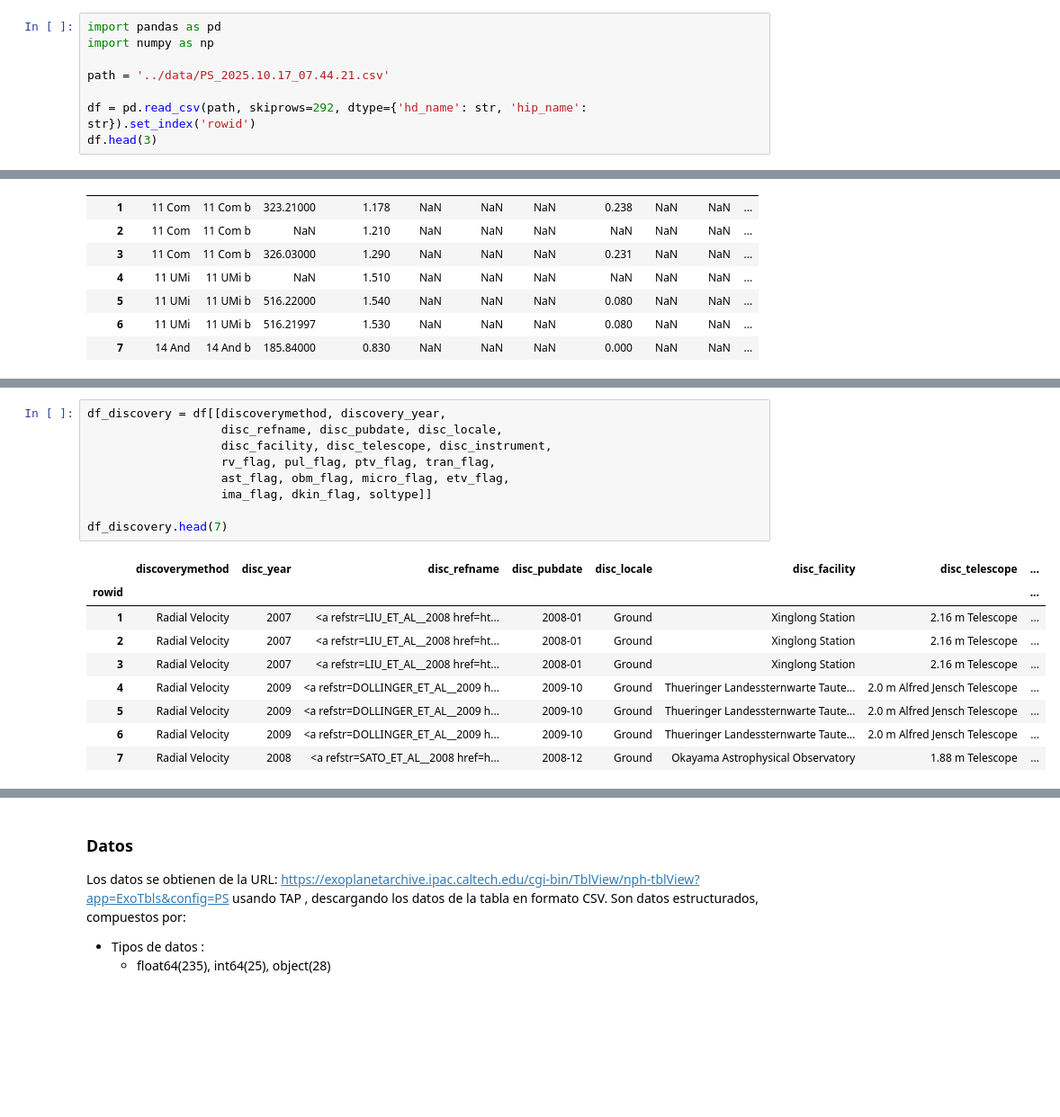
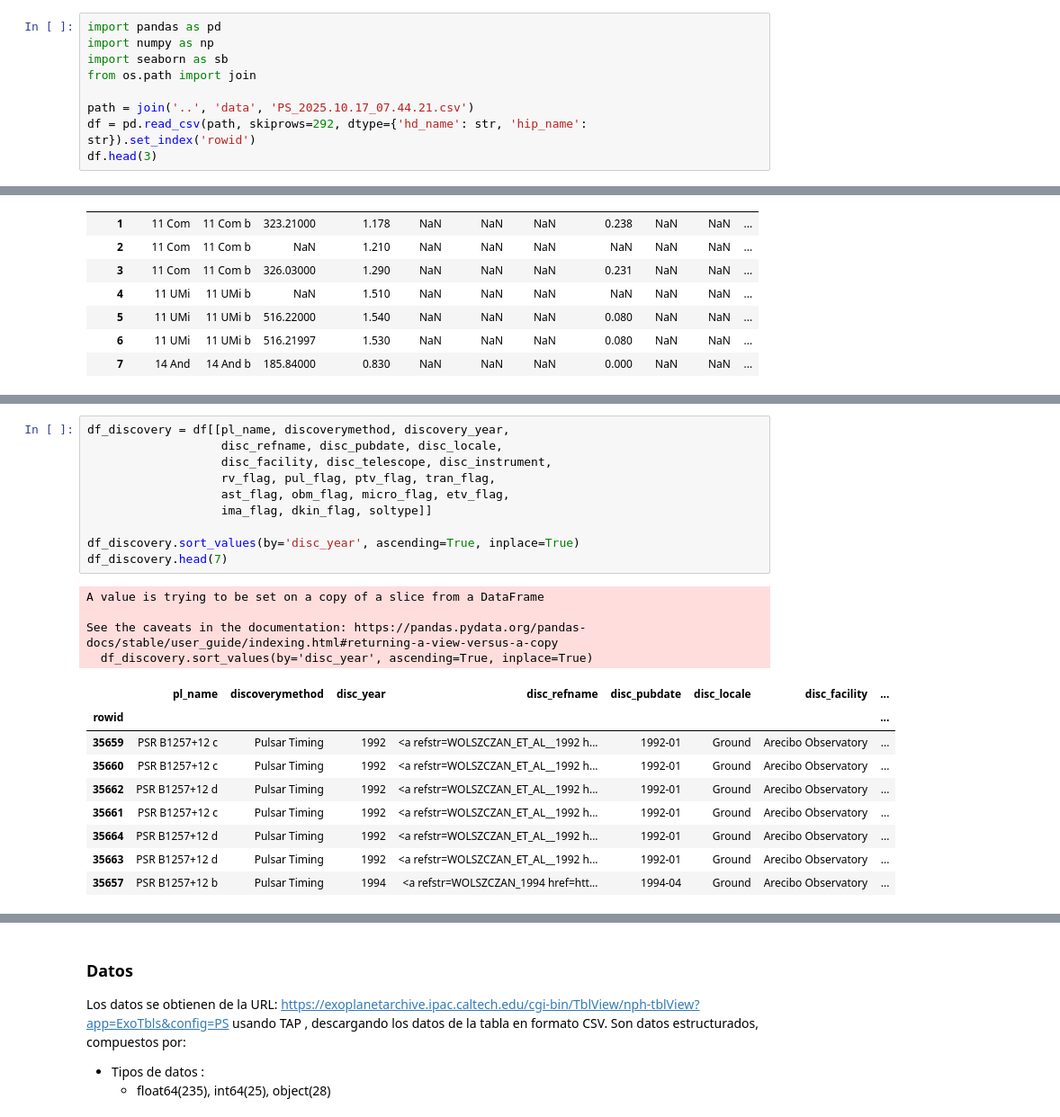
Before and after one commit to raylovesmusic/IMT2200-Proyecto-Grupal-A.R.D.E, a Jupyter notebook: notebooks/entrega_rubrica.ipynb, the cells around one changed output, grey strips where cells are left out. Shown: that part at 90% size. Cells and saved outputs as stored; diff of their text form; blank space fills up the shorter version.

Commit message:
avance discovery_year

```diff
--- a/notebooks/entrega_rubrica.ipynb
+++ b/notebooks/entrega_rubrica.ipynb
@@ -36,9 +36,10 @@ Este proyecto tiene como motivación transformar datos científicos en conocimie
 # %%
 import pandas as pd
 import numpy as np
+import seaborn as sb
+from os.path import join
 
-path = '../data/PS_2025.10.17_07.44.21.csv'
-
+path = join('..', 'data', 'PS_2025.10.17_07.44.21.csv')
 df = pd.read_csv(path, skiprows=292, dtype={'hd_name': str, 'hip_name': str}).set_index('rowid')
 df.head(3)
 # %% [output]
@@ -126,21 +133,26 @@ dkin_flag = 'dkin_flag'  # Detectado por cinemática de disco
 
 soltype = 'soltype'  # Tipo de solución (confirmado, candidato, falso positivo)
 # %%
-df_discovery = df[[discoverymethod, discovery_year,
+df_discovery = df[[pl_name, discoverymethod, discovery_year,
                    disc_refname, disc_pubdate, disc_locale,
                    disc_facility, disc_telescope, disc_instrument,
                    rv_flag, pul_flag, ptv_flag, tran_flag,
                    ast_flag, obm_flag, micro_flag, etv_flag,
                    ima_flag, dkin_flag, soltype]]
 
+df_discovery.sort_values(by='disc_year', ascending=True, inplace=True)
 df_discovery.head(7)
 # %% [output]
+A value is trying to be set on a copy of a slice from a DataFrame
+
+See the caveats in the documentation: https://pandas.pydata.org/pandas-docs/stable/user_guide/indexing.html#returning-a-view-versus-a-copy
+  df_discovery.sort_values(by='disc_year', ascending=True, inplace=True)
-|  | discoverymethod | disc_year | disc_refname | disc_pubdate | disc_locale | disc_facility | disc_telescope | ... |
+|  | pl_name | discoverymethod | disc_year | disc_refname | disc_pubdate | disc_locale | disc_facility | ... |
 | rowid |  |  |  |  |  |  |  | ... |
-| 1 | Radial Velocity | 2007 | <a refstr=LIU_ET_AL__2008 href=ht... | 2008-01 | Ground | Xinglong Station | 2.16 m Telescope | ... |
-| 2 | Radial Velocity | 2007 | <a refstr=LIU_ET_AL__2008 href=ht... | 2008-01 | Ground | Xinglong Station | 2.16 m Telescope | ... |
-| 3 | Radial Velocity | 2007 | <a refstr=LIU_ET_AL__2008 href=ht... | 2008-01 | Ground | Xinglong Station | 2.16 m Telescope | ... |
-| 4 | Radial Velocity | 2009 | <a refstr=DOLLINGER_ET_AL__2009 h... | 2009-10 | Ground | Thueringer Landessternwarte Taute... | 2.0 m Alfred Jensch Telescope | ... |
-| 5 | Radial Velocity | 2009 | <a refstr=DOLLINGER_ET_AL__2009 h... | 2009-10 | Ground | Thueringer Landessternwarte Taute... | 2.0 m Alfred Jensch Telescope | ... |
-| 6 | Radial Velocity | 2009 | <a refstr=DOLLINGER_ET_AL__2009 h... | 2009-10 | Ground | Thueringer Landessternwarte Taute... | 2.0 m Alfred Jensch Telescope | ... |
-| 7 | Radial Velocity | 2008 | <a refstr=SATO_ET_AL__2008 href=h... | 2008-12 | Ground | Okayama Astrophysical Observatory | 1.88 m Telescope | ... |
+| 35659 | PSR B1257+12 c | Pulsar Timing | 1992 | <a refstr=WOLSZCZAN_ET_AL__1992 h... | 1992-01 | Ground | Arecibo Observatory | ... |
+| 35660 | PSR B1257+12 c | Pulsar Timing | 1992 | <a refstr=WOLSZCZAN_ET_AL__1992 h... | 1992-01 | Ground | Arecibo Observatory | ... |
+| 35662 | PSR B1257+12 d | Pulsar Timing | 1992 | <a refstr=WOLSZCZAN_ET_AL__1992 h... | 1992-01 | Ground | Arecibo Observatory | ... |
+| 35661 | PSR B1257+12 c | Pulsar Timing | 1992 | <a refstr=WOLSZCZAN_ET_AL__1992 h... | 1992-01 | Ground | Arecibo Observatory | ... |
+| 35664 | PSR B1257+12 d | Pulsar Timing | 1992 | <a refstr=WOLSZCZAN_ET_AL__1992 h... | 1992-01 | Ground | Arecibo Observatory | ... |
+| 35663 | PSR B1257+12 d | Pulsar Timing | 1992 | <a refstr=WOLSZCZAN_ET_AL__1992 h... | 1992-01 | Ground | Arecibo Observatory | ... |
+| 35657 | PSR B1257+12 b | Pulsar Timing | 1994 | <a refstr=WOLSZCZAN_1994 href=htt... | 1994-04 | Ground | Arecibo Observatory | ... |
```
Also changed, not shown: parts of 4 cells of this notebook, 1 other file.
